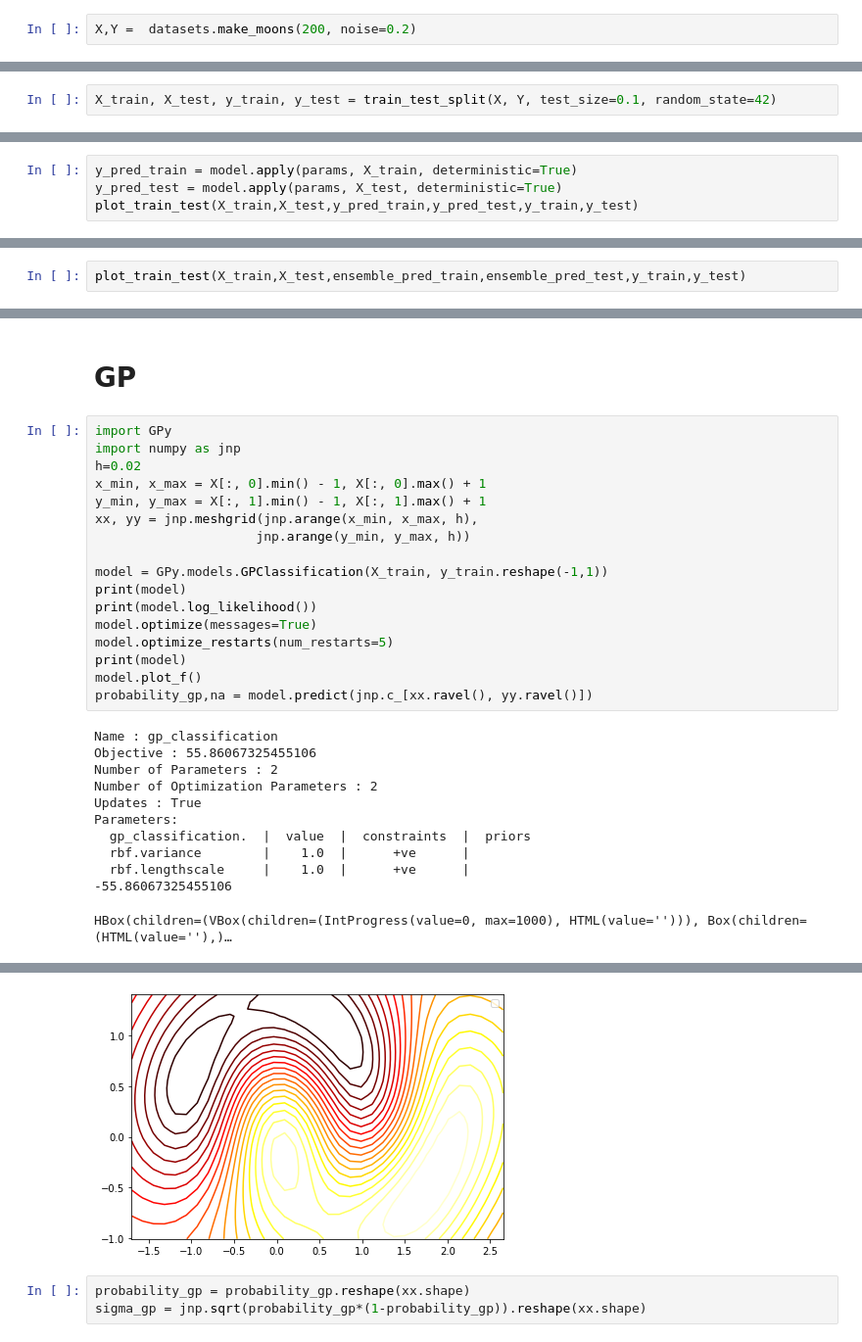
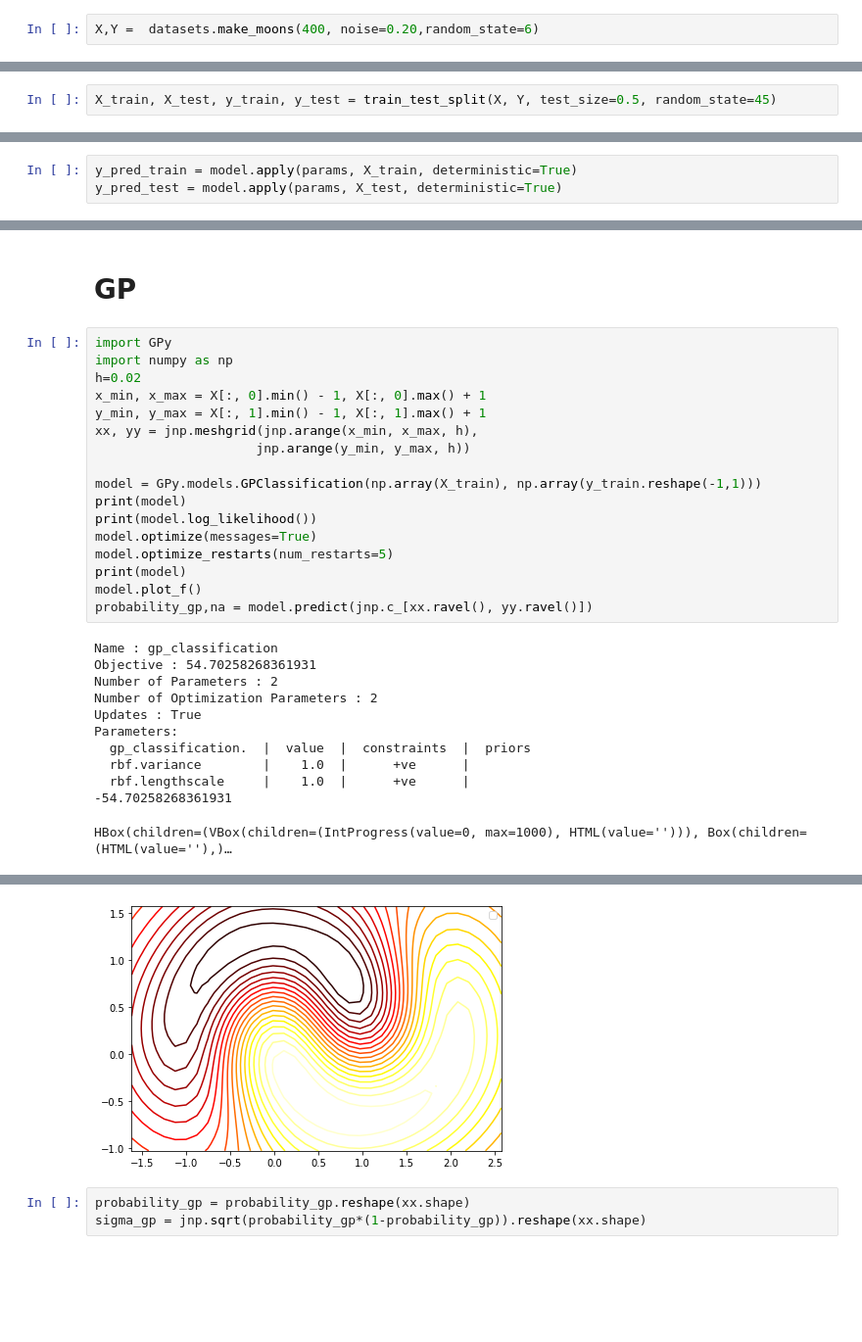
Before and after one commit to nipunbatra/bnn-zoo, a Jupyter notebook: notebooks/classification/makemoons_comparison.ipynb, the cells around one changed output, grey strips where cells are left out. Shown at 98% size. Cells and saved outputs as stored; diff of their text form; blank space fills up the shorter version.

```diff
--- a/notebooks/classification/makemoons_comparison.ipynb
+++ b/notebooks/classification/makemoons_comparison.ipynb
@@ -24,5 +26,5 @@ from sklearn.calibration import calibration_curve,CalibrationDisplay
 # %% [markdown]
 # Dataset Visualization
 # %%
-X,Y =  datasets.make_moons(200, noise=0.2)
+X,Y =  datasets.make_moons(400, noise=0.20,random_state=6)
 # %%
@@ -43,5 +45,5 @@ xx.shape
 # %%
-X_train, X_test, y_train, y_test = train_test_split(X, Y, test_size=0.1, random_state=42)
+X_train, X_test, y_train, y_test = train_test_split(X, Y, test_size=0.5, random_state=45)
 # %%
 X_train = jnp.array(X_train)
 X_test = jnp.array(X_test)
@@ -73,4 +73,3 @@ sns.despine()
 # %%
 y_pred_train = model.apply(params, X_train, deterministic=True)
 y_pred_test = model.apply(params, X_test, deterministic=True)
-plot_train_test(X_train,X_test,y_pred_train,y_pred_test,y_train,y_test)
@@ -120,5 +125,3 @@ for i in range(5):
     p_de_test_ensemble.append(p)
 ensemble_pred_train = jnp.array(p_de_train_ensemble).mean(axis=0).reshape(y_train.shape)
 ensemble_pred_test= jnp.array(p_de_test_ensemble).mean(axis=0).reshape(y_test.shape)
-# %%
-plot_train_test(X_train,X_test,ensemble_pred_train,ensemble_pred_test,y_train,y_test)
@@ -212,14 +260,14 @@ plt.savefig("MCMC_moons.pdf")
 # GP
 # %%
 import GPy
-import numpy as jnp
+import numpy as np
 h=0.02
 x_min, x_max = X[:, 0].min() - 1, X[:, 0].max() + 1
 y_min, y_max = X[:, 1].min() - 1, X[:, 1].max() + 1
 xx, yy = jnp.meshgrid(jnp.arange(x_min, x_max, h),
                      jnp.arange(y_min, y_max, h))
 
-model = GPy.models.GPClassification(X_train, y_train.reshape(-1,1))
+model = GPy.models.GPClassification(np.array(X_train), np.array(y_train.reshape(-1,1)))
 print(model)
 print(model.log_likelihood())
 model.optimize(messages=True)
@@ -229,7 +277,7 @@ model.plot_f()
 probability_gp,na = model.predict(jnp.c_[xx.ravel(), yy.ravel()])
 # %% [output]
 Name : gp_classification
-Objective : 55.86067325455106
+Objective : 54.70258268361931
 Number of Parameters : 2
 Number of Optimization Parameters : 2
 Updates : True
@@ -237,5 +285,5 @@ Parameters:
   gp_classification.  |  value  |  constraints  |  priors
   rbf.variance        |    1.0  |      +ve      |
   rbf.lengthscale     |    1.0  |      +ve      |
--55.86067325455106
+-54.70258268361931
 HBox(children=(VBox(children=(IntProgress(value=0, max=1000), HTML(value=''))), Box(children=(HTML(value=''),)…
@@ -257,4 +305,4 @@ Parameters:
-[figure, old version]
+[figure, new version]
 # %%
 probability_gp = probability_gp.reshape(xx.shape)
 sigma_gp = jnp.sqrt(probability_gp*(1-probability_gp)).reshape(xx.shape)
```
Also changed, not shown: parts of 26 cells of this notebook.
